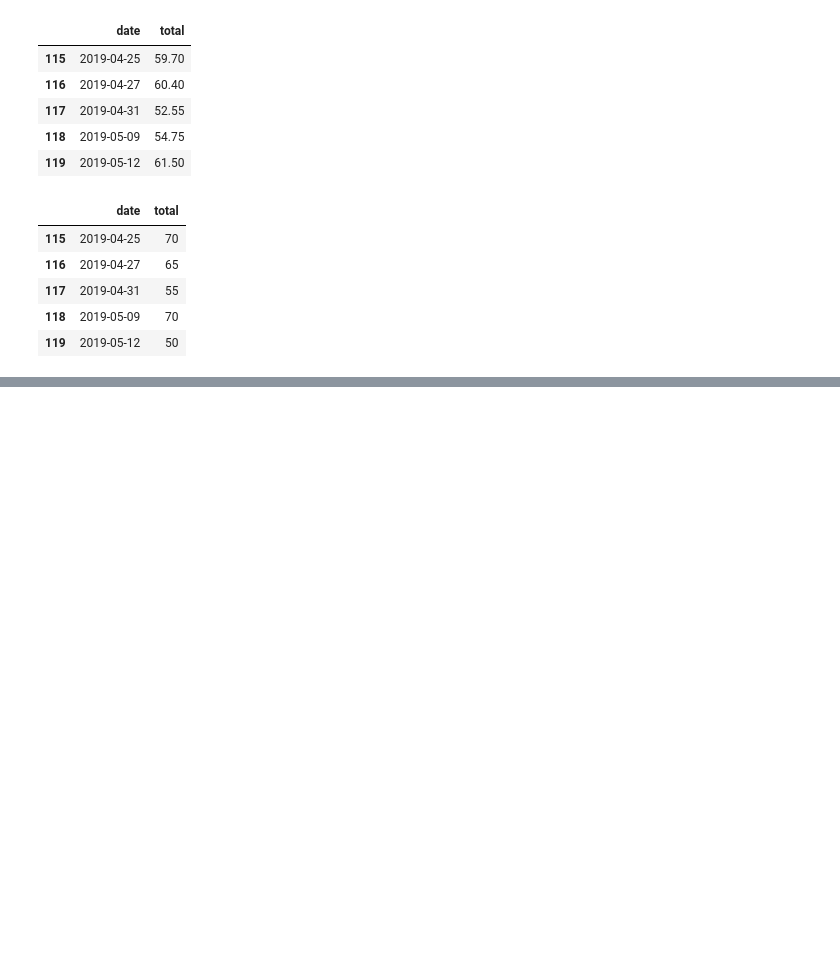
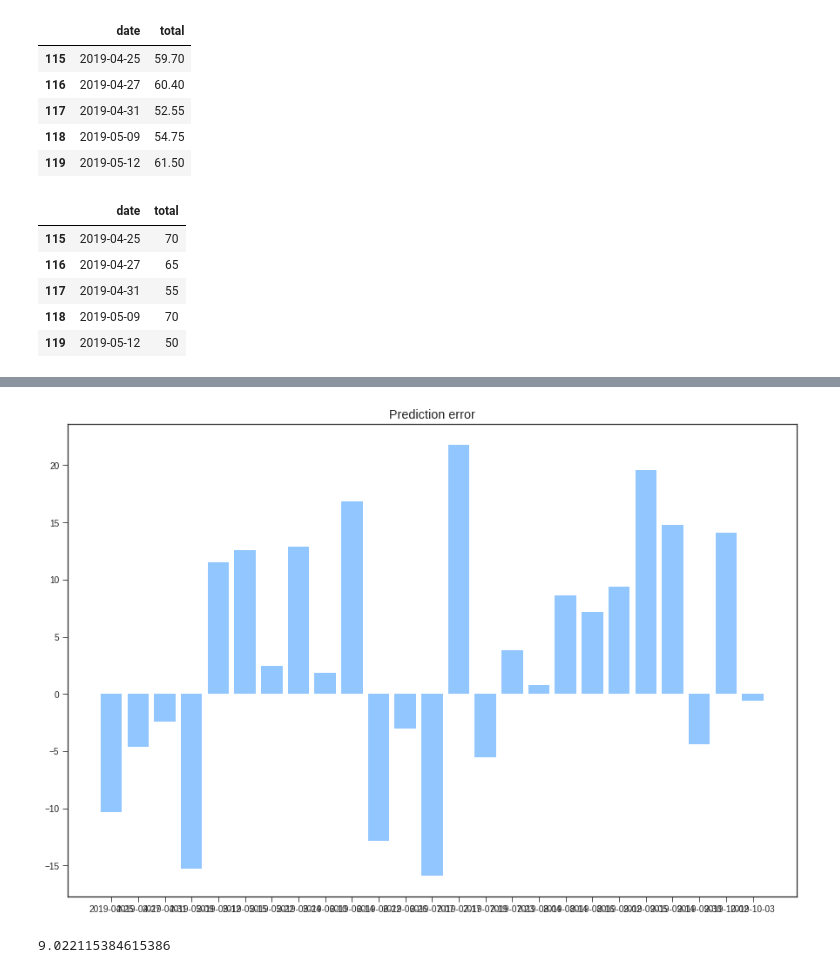
Before and after one commit to kamransoomro84/souper-duper, a Jupyter notebook: ml_models.ipynb, the cells around one changed output, grey strips where cells are left out. Drawn from its saved outputs; the diff is of its cells as text; code cells hidden in the pictures; blank space fills up the shorter version.

```diff
--- a/ml_models.ipynb
+++ b/ml_models.ipynb
@@ -309,0 +312,12 @@ plt.show()
+# %%
+plt.style.use('seaborn-ticks')
+fig, ax = plt.subplots(figsize = (15, 10))
+plt.bar(preds['date'], preds['total'] - test['total'])
+plt.title('Prediction error')
+plt.show()
+# %% [output]
+[figure, added]
+# %%
+np.mean(np.abs(preds['total'] - test['total']))
+# %% [output]
+9.022115384615386
```
Also changed, not shown: parts of 2 cells of this notebook.
